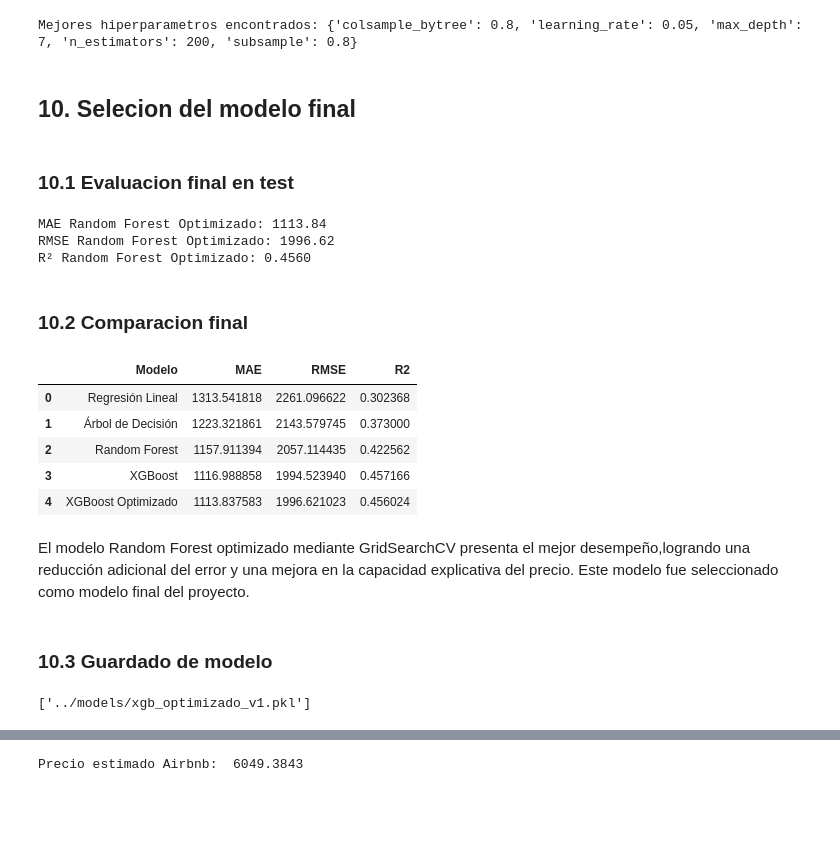
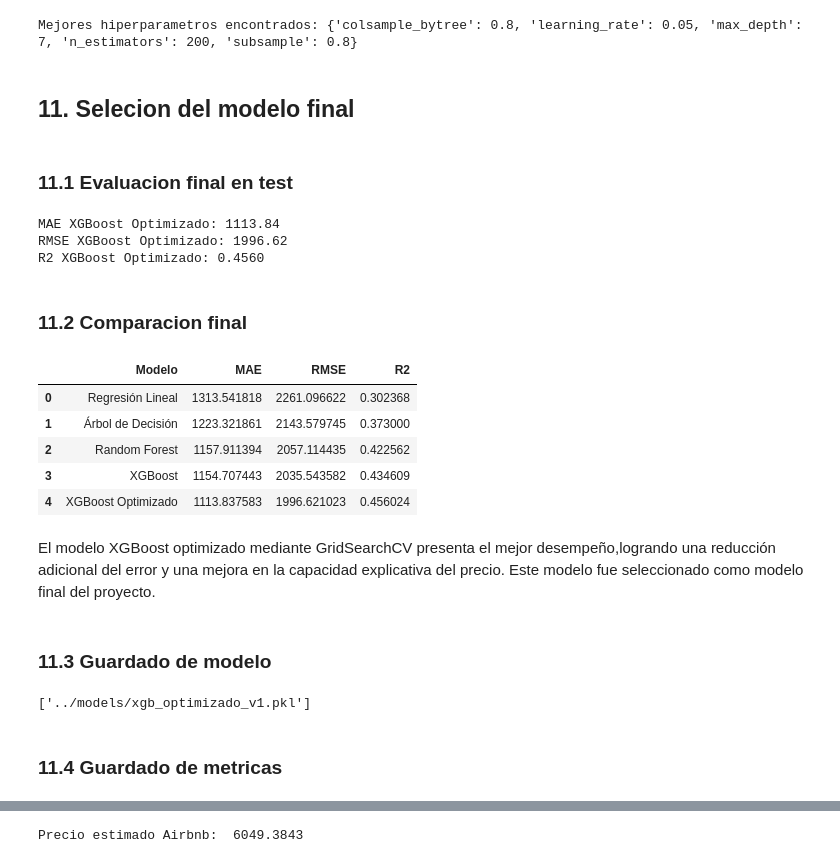
Before and after one commit to BrianDobler/datascience-airbnb-DH, a Jupyter notebook: notebooks/etapa_03_ml.ipynb, the cells around one changed output, grey strips where cells are left out. Saved outputs shown, nothing was run; the diff lists cells and outputs as text; code cells hidden in the pictures; blank space fills up the shorter version.

```diff
--- a/notebooks/etapa_03_ml.ipynb
+++ b/notebooks/etapa_03_ml.ipynb
@@ -80,13 +78,13 @@ y_pred = linreg_model.predict(X_test)
 # %% [markdown]
 ## 6. Evaluacion del modelo
 # %%
-mae = mean_absolute_error(y_test, y_pred)
-rmse = root_mean_squared_error(y_test, y_pred)
-r2 = r2_score(y_test, y_pred)
+mae_lr = mean_absolute_error(y_test, y_pred)
+rmse_lr = root_mean_squared_error(y_test, y_pred)
+r2_lr = r2_score(y_test, y_pred)
 
-print(f"MAE: {mae:.2f}")
-print(f"RMSE: {rmse:.2f}")
-print(f"R²: {r2:.4f}")
+print(f"MAE: {mae_lr:.2f}")
+print(f"RMSE: {rmse_lr:.2f}")
+print(f"R2: {r2_lr:.4f}")
 # %% [output]
 MAE: 1313.54
 RMSE: 2261.10
@@ -257,9 +262,9 @@ print("Mejores hiperparametros encontrados:", best_params)
 # %% [output]
 Mejores hiperparametros encontrados: {'colsample_bytree': 0.8, 'learning_rate': 0.05, 'max_depth': 7, 'n_estimators': 200, 'subsample': 0.8}
 # %% [markdown]
-## 10. Selecion del modelo final
+## 11. Selecion del modelo final
 # %% [markdown]
-### 10.1 Evaluacion final en test
+### 11.1 Evaluacion final en test
 # %%
 y_pred_best_xgb = best_xgb.predict(X_test)
 
@@ -267,39 +272,41 @@ mae_best_xgb = mean_absolute_error(y_test, y_pred_best_xgb)
 rmse_best_xgb = root_mean_squared_error(y_test, y_pred_best_xgb)
 r2_best_xgb = r2_score(y_test, y_pred_best_xgb)
 
-print(f"MAE Random Forest Optimizado: {mae_best_xgb:.2f}")
-print(f"RMSE Random Forest Optimizado: {rmse_best_xgb:.2f}")
-print(f"R² Random Forest Optimizado: {r2_best_xgb:.4f}")
+print(f"MAE XGBoost Optimizado: {mae_best_xgb:.2f}")
+print(f"RMSE XGBoost Optimizado: {rmse_best_xgb:.2f}")
+print(f"R2 XGBoost Optimizado: {r2_best_xgb:.4f}")
 # %% [output]
-MAE Random Forest Optimizado: 1113.84
-RMSE Random Forest Optimizado: 1996.62
-R² Random Forest Optimizado: 0.4560
+MAE XGBoost Optimizado: 1113.84
+RMSE XGBoost Optimizado: 1996.62
+R2 XGBoost Optimizado: 0.4560
 # %% [markdown]
-### 10.2 Comparacion final
+### 11.2 Comparacion final
 # %%
 final_results = pd.DataFrame({
     'Modelo': ["Regresión Lineal", "Árbol de Decisión", "Random Forest", "XGBoost","XGBoost Optimizado"],
-    'MAE': [mae, mae_dt, mae_rf, mae_xgb,mae_best_xgb],
-    'RMSE': [rmse, rmse_dt, rmse_rf, rmse_xgb,rmse_best_xgb],
-    'R2': [r2, r2_dt, r2_rf, r2_xgb,r2_best_xgb]
+    'MAE': [mae_lr, mae_dt, mae_rf, mae_xgb,mae_best_xgb],
+    'RMSE': [rmse_lr, rmse_dt, rmse_rf, rmse_xgb,rmse_best_xgb],
+    'R2': [r2_lr, r2_dt, r2_rf, r2_xgb,r2_best_xgb]
 })
 
 final_results
 # %% [output]
 |  | Modelo | MAE | RMSE | R2 |
 | 0 | Regresión Lineal | 1313.541818 | 2261.096622 | 0.302368 |
 | 1 | Árbol de Decisión | 1223.321861 | 2143.579745 | 0.373000 |
 | 2 | Random Forest | 1157.911394 | 2057.114435 | 0.422562 |
-| 3 | XGBoost | 1116.988858 | 1994.523940 | 0.457166 |
+| 3 | XGBoost | 1154.707443 | 2035.543582 | 0.434609 |
 | 4 | XGBoost Optimizado | 1113.837583 | 1996.621023 | 0.456024 |
 # %% [markdown]
-El modelo Random Forest optimizado mediante GridSearchCV presenta el mejor desempeño,logrando una reducción adicional del error y una mejora en la capacidad explicativa del precio.
+El modelo XGBoost optimizado mediante GridSearchCV presenta el mejor desempeño,logrando una reducción adicional del error y una mejora en la capacidad explicativa del precio.
 Este modelo fue seleccionado como modelo final del proyecto.
 # %% [markdown]
-### 10.3 Guardado de modelo
+### 11.3 Guardado de modelo
 # %%
 import joblib
 
 joblib.dump(best_xgb, "../models/xgb_optimizado_v1.pkl")
 # %% [output]
 ['../models/xgb_optimizado_v1.pkl']
+# %% [markdown]
+### 11.4 Guardado de metricas
```
Also changed, not shown: parts of 33 cells of this notebook, 17 other files.
